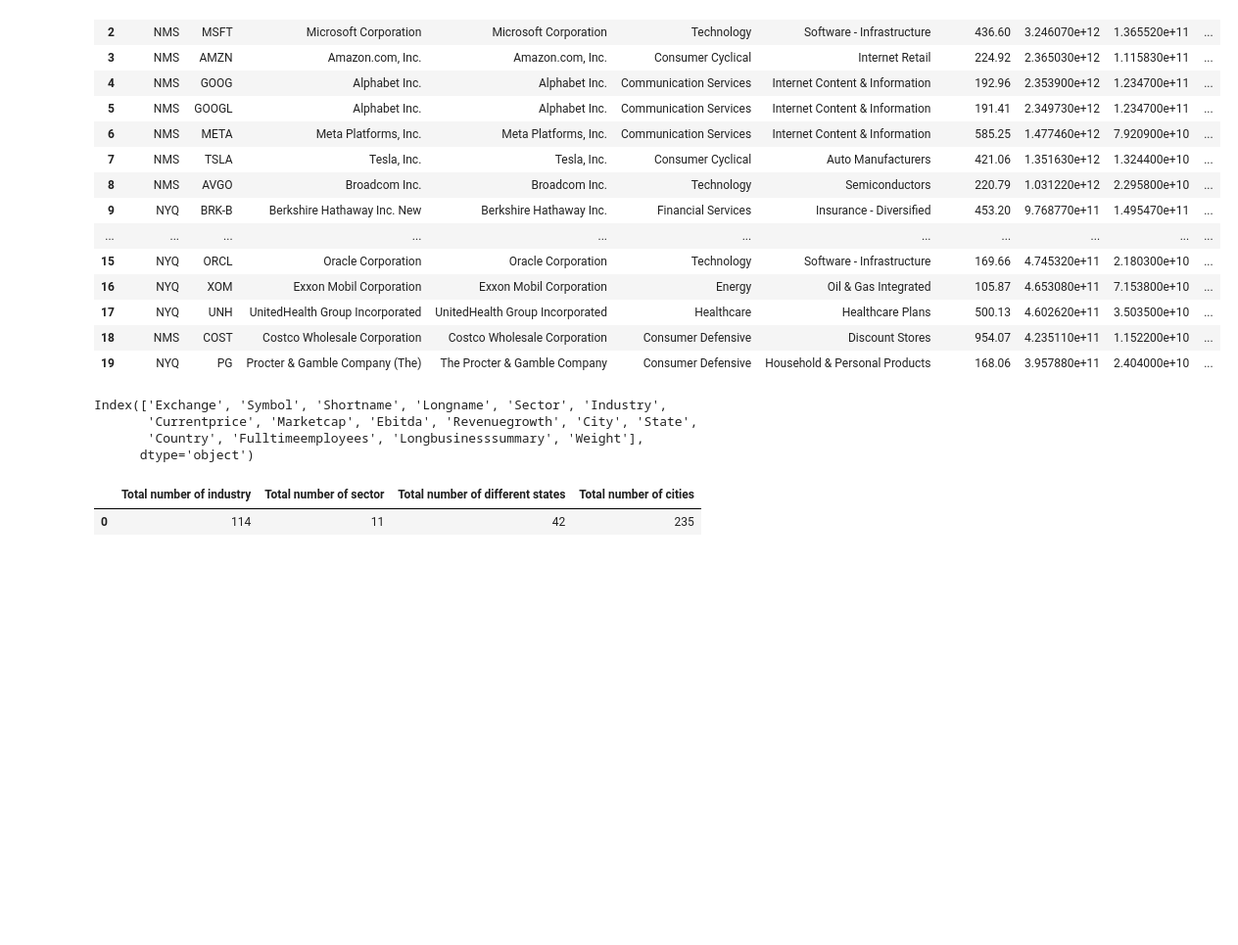
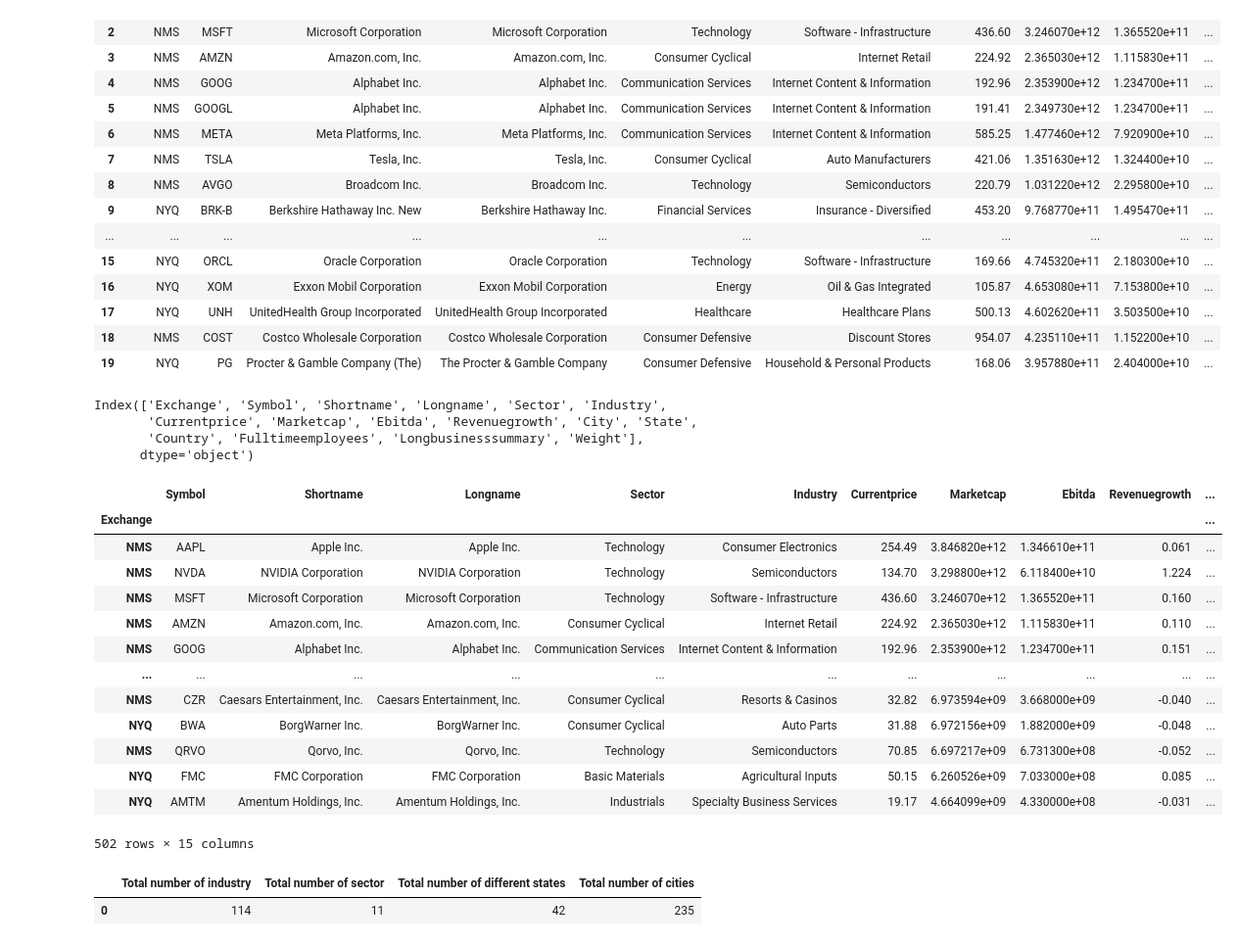
Before and after one commit to a1990alpalo/S-P_500_index, a Jupyter notebook: Jupyter_notebook_1.ipynb, the cells around one changed output. Shown at 98% size. Drawn from its saved outputs; the diff is of its cells as text; code cells hidden in the pictures; blank space fills up the shorter version.

Commit message:
creating a new index

```diff
--- a/Jupyter_notebook_1.ipynb
+++ b/Jupyter_notebook_1.ipynb
@@ -34,6 +34,27 @@ Index(['Exchange', 'Symbol', 'Shortname', 'Longname', 'Sector', 'Industry',
        'Currentprice', 'Marketcap', 'Ebitda', 'Revenuegrowth', 'City', 'State',
        'Country', 'Fulltimeemployees', 'Longbusinesssummary', 'Weight'],
       dtype='object')
+# %%
+#setting the Exchange as the new index in the dataframe
+new_index_df = file_one_df.set_index("Exchange")
+
+#Display the new index in the dataframe
+new_index_df
+# %% [output]
+|  | Symbol | Shortname | Longname | Sector | Industry | Currentprice | Marketcap | Ebitda | Revenuegrowth | ... |
+| Exchange |  |  |  |  |  |  |  |  |  | ... |
+| NMS | AAPL | Apple Inc. | Apple Inc. | Technology | Consumer Electronics | 254.49 | 3.846820e+12 | 1.346610e+11 | 0.061 | ... |
+| NMS | NVDA | NVIDIA Corporation | NVIDIA Corporation | Technology | Semiconductors | 134.70 | 3.298800e+12 | 6.118400e+10 | 1.224 | ... |
+| NMS | MSFT | Microsoft Corporation | Microsoft Corporation | Technology | Software - Infrastructure | 436.60 | 3.246070e+12 | 1.365520e+11 | 0.160 | ... |
+| NMS | AMZN | Amazon.com, Inc. | Amazon.com, Inc. | Consumer Cyclical | Internet Retail | 224.92 | 2.365030e+12 | 1.115830e+11 | 0.110 | ... |
+| NMS | GOOG | Alphabet Inc. | Alphabet Inc. | Communication Services | Internet Content & Information | 192.96 | 2.353900e+12 | 1.234700e+11 | 0.151 | ... |
+| ... | ... | ... | ... | ... | ... | ... | ... | ... | ... | ... |
+| NMS | CZR | Caesars Entertainment, Inc. | Caesars Entertainment, Inc. | Consumer Cyclical | Resorts & Casinos | 32.82 | 6.973594e+09 | 3.668000e+09 | -0.040 | ... |
+| NYQ | BWA | BorgWarner Inc. | BorgWarner Inc. | Consumer Cyclical | Auto Parts | 31.88 | 6.972156e+09 | 1.882000e+09 | -0.048 | ... |
+| NMS | QRVO | Qorvo, Inc. | Qorvo, Inc. | Technology | Semiconductors | 70.85 | 6.697217e+09 | 6.731300e+08 | -0.052 | ... |
+| NYQ | FMC | FMC Corporation | FMC Corporation | Basic Materials | Agricultural Inputs | 50.15 | 6.260526e+09 | 7.033000e+08 | 0.085 | ... |
+| NYQ | AMTM | Amentum Holdings, Inc. | Amentum Holdings, Inc. | Industrials | Specialty Business Services | 19.17 | 4.664099e+09 | 4.330000e+08 | -0.031 | ... |
+502 rows × 15 columns
 # %%
 #Summary of the dataset// This cell calculates the number of different types of industries
 
```
